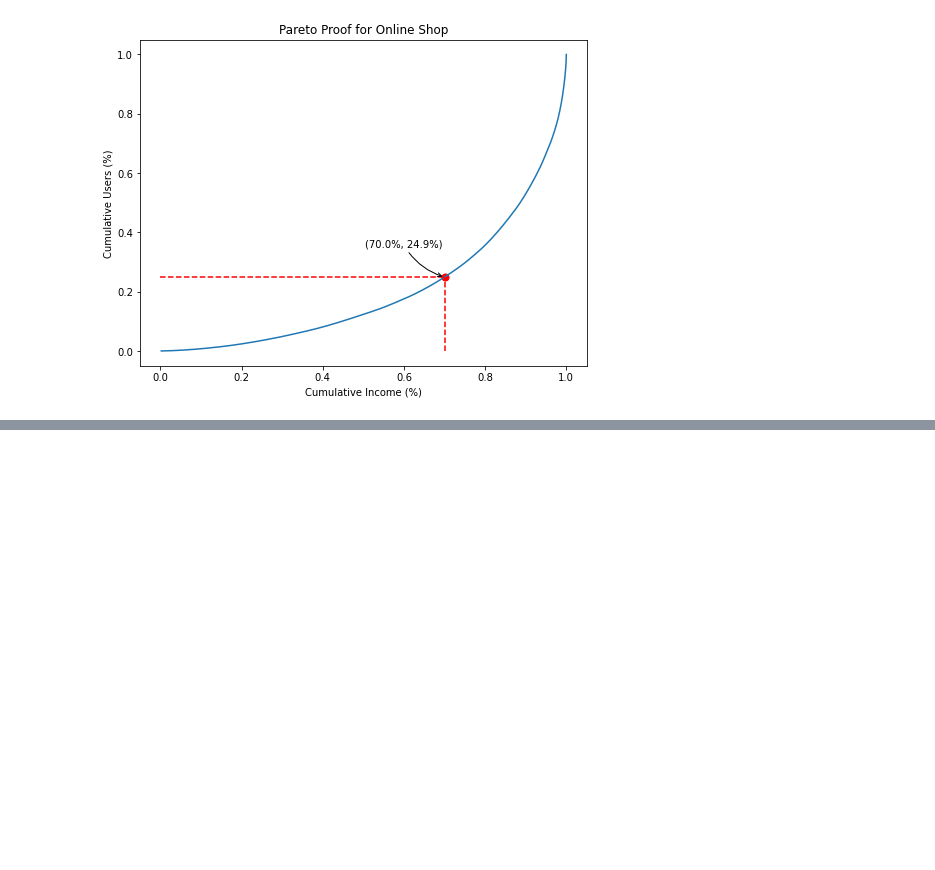
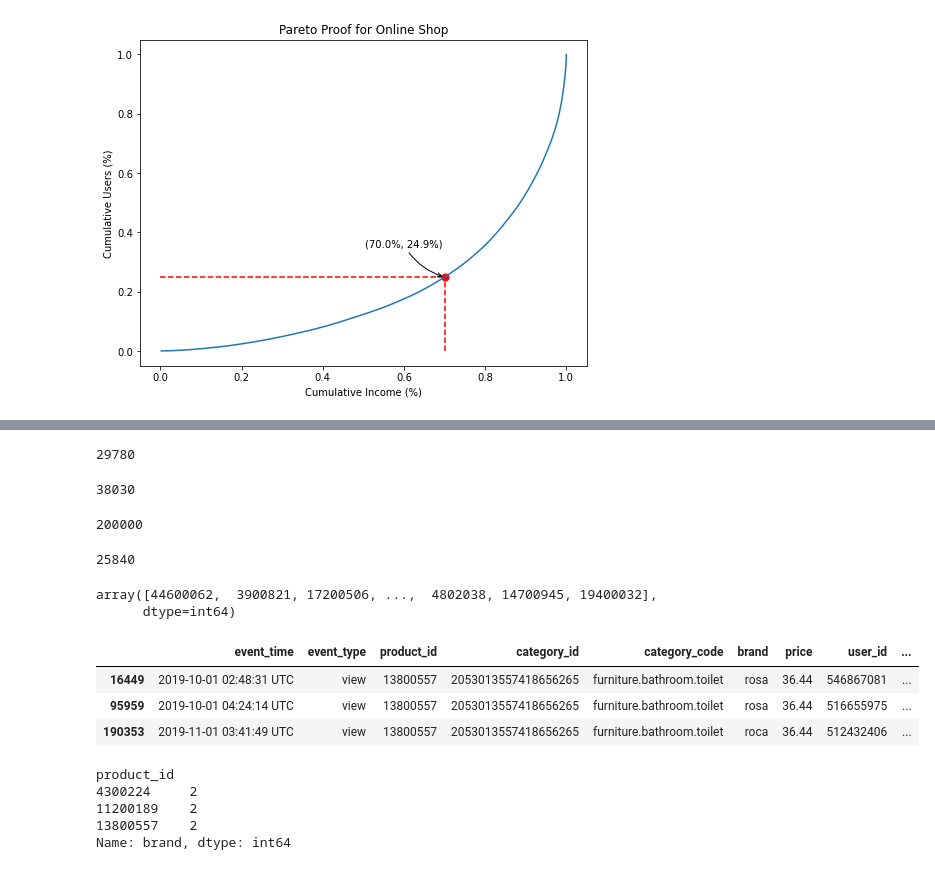
Before and after one commit to ADM-Homework-2/Homework_2, a Jupyter notebook: Main.ipynb, the cells around one changed output, grey strips where cells are left out. Drawn from its saved outputs; the diff is of its cells as text; code cells hidden in the pictures; blank space fills up the shorter version.

```diff
--- a/Main.ipynb
+++ b/Main.ipynb
@@ -417,0 +465,9 @@ full_data_set[full_data_set.event_type.isnull()]
+# %%
+import pandas as pd
+
+test_data_set_oct = pd.read_csv('data/2019-Oct.csv', nrows= 100000)
+test_data_set_nov = pd.read_csv('data/2019-Nov.csv', nrows= 100000)
+test_data_set = pd.concat((test_data_set_oct, test_data_set_nov), ignore_index=True)
+# %%
+test_data_set['category_code'] = test_data_set.category_code.fillna('missing_category')
+test_data_set['category'] = test_data_set['category_code'].apply(lambda x: x.split('.')[0])
@@ -417,0 +567,28 @@ full_data_set[full_data_set.event_type.isnull()]
+# %%
+sum(test_data_set.groupby(['brand', 'product_id']).price.nunique())
+# %% [output]
+29780
+# %%
+sum(test_data_set.groupby(['product_id']).price.nunique())
+# %% [output]
+38030
+# %%
+len(test_data_set)
+# %% [output]
+200000
+# %%
+sum(test_data_set.groupby('brand').product_id.nunique())
+# %% [output]
+25840
+# %%
+test_data_set.product_id.unique()
+# %% [output]
+array([44600062,  3900821, 17200506, ...,  4802038, 14700945, 19400032],
+      dtype=int64)
+# %%
+test_data_set[test_data_set.product_id == 13800557]
+# %% [output]
+|  | event_time | event_type | product_id | category_id | category_code | brand | price | user_id | ... |
+| 16449 | 2019-10-01 02:48:31 UTC | view | 13800557 | 2053013557418656265 | furniture.bathroom.toilet | rosa | 36.44 | 546867081 | ... |
+| 95959 | 2019-10-01 04:24:14 UTC | view | 13800557 | 2053013557418656265 | furniture.bathroom.toilet | rosa | 36.44 | 516655975 | ... |
+| 190353 | 2019-11-01 03:41:49 UTC | view | 13800557 | 2053013557418656265 | furniture.bathroom.toilet | roca | 36.44 | 512432406 | ... |
@@ -417,0 +597,8 @@ full_data_set[full_data_set.event_type.isnull()]
+# %%
+x[x>1]
+# %% [output]
+product_id
+4300224     2
+11200189    2
+13800557    2
+Name: brand, dtype: int64
```
Also changed, not shown: parts of 25 cells of this notebook, 1 other file.
